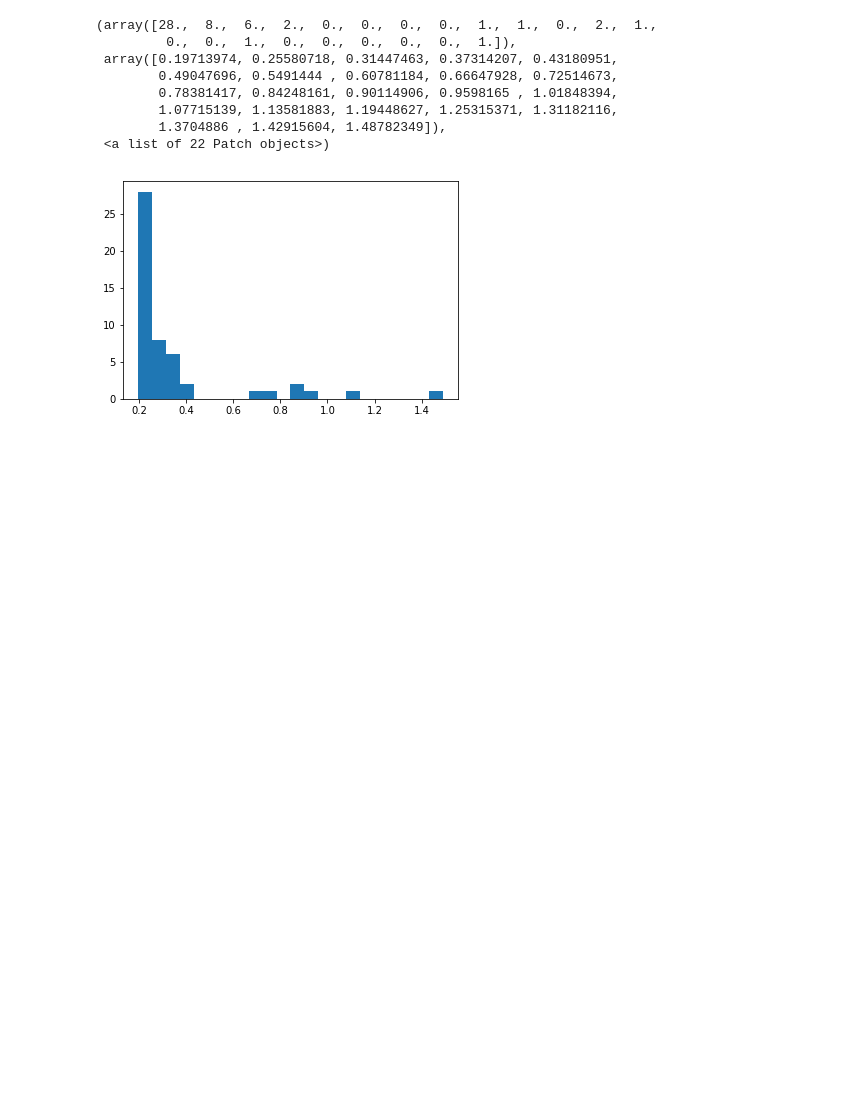
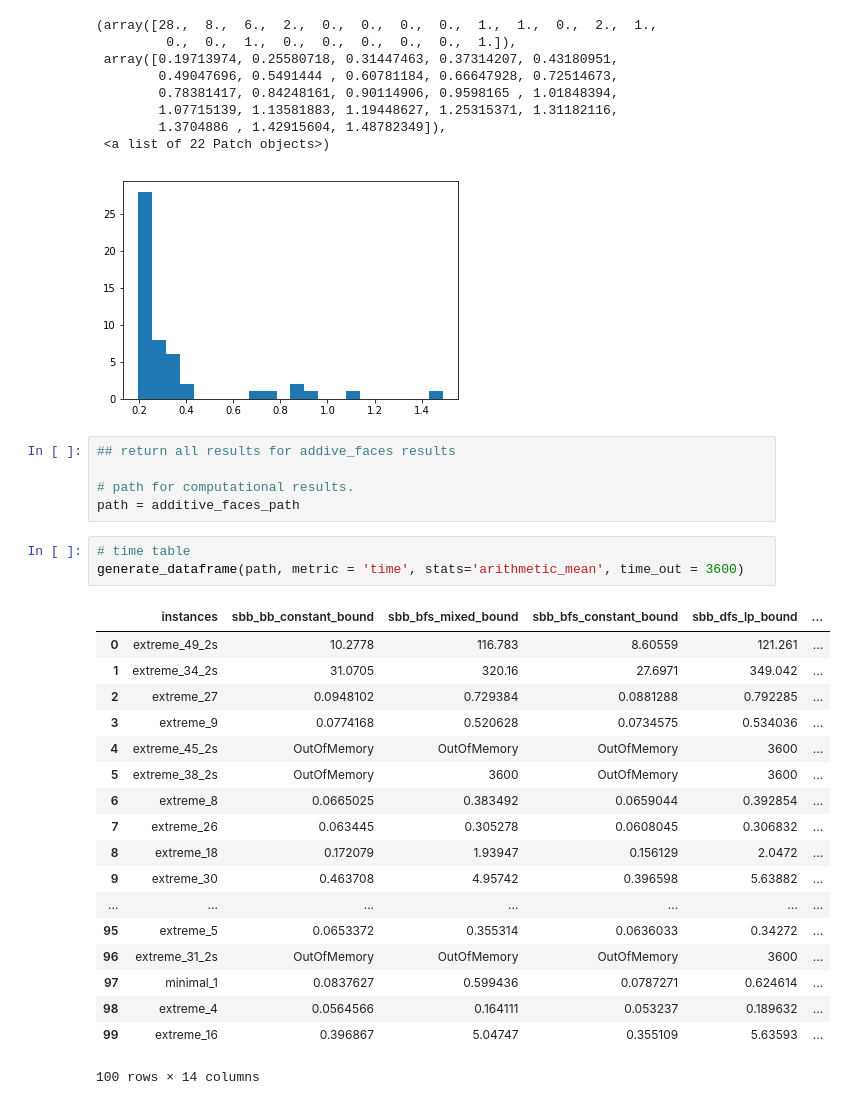
Before and after one commit to jiawei-wang-ucd/jiawei-computations, a Jupyter notebook: data_analysis.ipynb, the cells around one changed output. Cells and saved outputs as stored; diff of their text form; blank space fills up the shorter version.

Commit message:
update notebook to show how to retreive entire time/memory results

```diff
--- a/data_analysis.ipynb
+++ b/data_analysis.ipynb
@@ -221,3 +221,30 @@ plt.hist(list(df[(df['sbb_bb_constant_bound']!='TimeOut')&(df['sbb_bb_constant_b
         1.3704886 , 1.42915604, 1.48782349]),
  <a list of 22 Patch objects>)
 [figure]
+# %%
+## return all results for addive_faces results
+
+# path for computational results.
+path = additive_faces_path
+# %%
+# time table
+generate_dataframe(path, metric = 'time', stats='arithmetic_mean', time_out = 3600)
+# %% [output]
+|  | instances | sbb_bb_constant_bound | sbb_bfs_mixed_bound | sbb_bfs_constant_bound | sbb_dfs_lp_bound | ... |
+| 0 | extreme_49_2s | 10.2778 | 116.783 | 8.60559 | 121.261 | ... |
+| 1 | extreme_34_2s | 31.0705 | 320.16 | 27.6971 | 349.042 | ... |
+| 2 | extreme_27 | 0.0948102 | 0.729384 | 0.0881288 | 0.792285 | ... |
+| 3 | extreme_9 | 0.0774168 | 0.520628 | 0.0734575 | 0.534036 | ... |
+| 4 | extreme_45_2s | OutOfMemory | OutOfMemory | OutOfMemory | 3600 | ... |
+| 5 | extreme_38_2s | OutOfMemory | 3600 | OutOfMemory | 3600 | ... |
+| 6 | extreme_8 | 0.0665025 | 0.383492 | 0.0659044 | 0.392854 | ... |
+| 7 | extreme_26 | 0.063445 | 0.305278 | 0.0608045 | 0.306832 | ... |
+| 8 | extreme_18 | 0.172079 | 1.93947 | 0.156129 | 2.0472 | ... |
+| 9 | extreme_30 | 0.463708 | 4.95742 | 0.396598 | 5.63882 | ... |
+| ... | ... | ... | ... | ... | ... | ... |
+| 95 | extreme_5 | 0.0653372 | 0.355314 | 0.0636033 | 0.34272 | ... |
+| 96 | extreme_31_2s | OutOfMemory | OutOfMemory | OutOfMemory | 3600 | ... |
+| 97 | minimal_1 | 0.0837627 | 0.599436 | 0.0787271 | 0.624614 | ... |
+| 98 | extreme_4 | 0.0564566 | 0.164111 | 0.053237 | 0.189632 | ... |
+| 99 | extreme_16 | 0.396867 | 5.04747 | 0.355109 | 5.63593 | ... |
+100 rows × 14 columns
```
Also changed, not shown: parts of 1 cell of this notebook.
